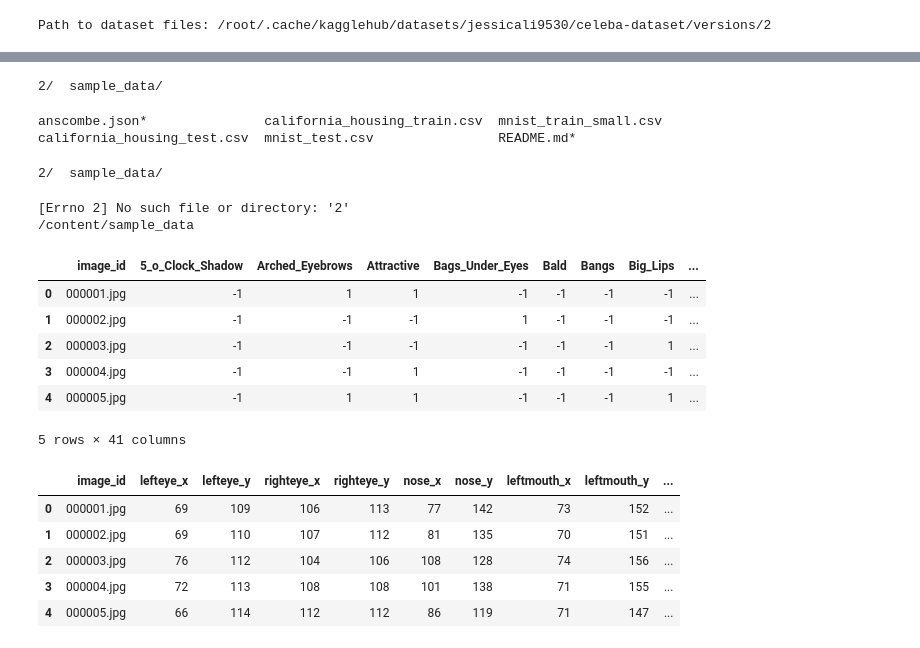
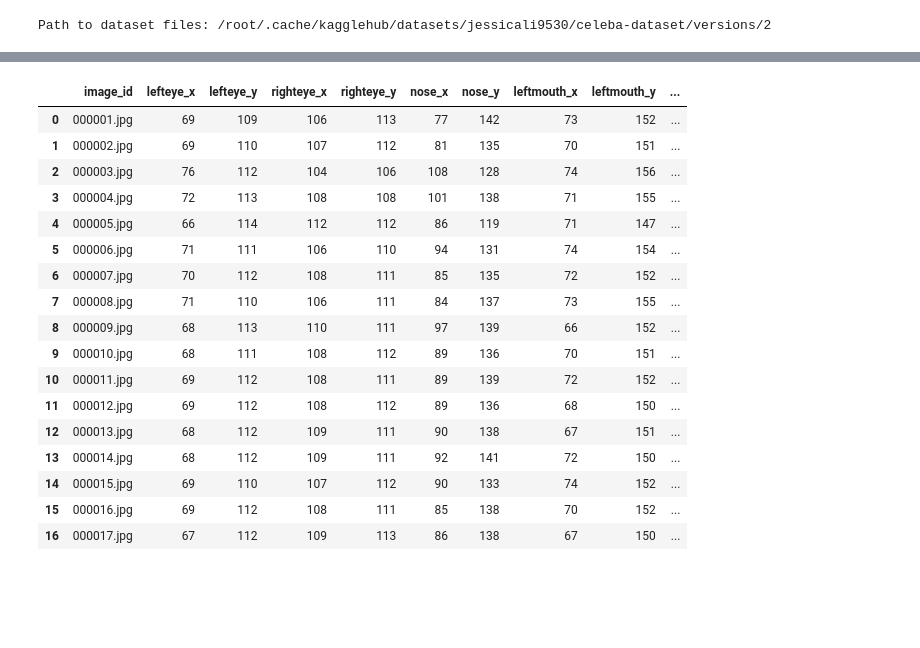
Before and after one commit to iamvssrao/FastAI, a Jupyter notebook: Golden_ratio_model.ipynb, the cells around one changed output, grey strips where cells are left out. Saved outputs shown, nothing was run; the diff lists cells and outputs as text; code cells hidden in the pictures; blank space fills up the shorter version.

```diff
--- a/Golden_ratio_model.ipynb
+++ b/Golden_ratio_model.ipynb
@@ -56,18 +56,0 @@ pwd
-# %%
-ls ..
-# %% [output]
-2/  sample_data/
-# %%
-ls
-# %% [output]
-anscombe.json*               california_housing_train.csv  mnist_train_small.csv
-california_housing_test.csv  mnist_test.csv                README.md*
-# %%
-ls ..
-# %% [output]
-2/  sample_data/
-# %%
-cd 2
-# %% [output]
-[Errno 2] No such file or directory: '2'
-/content/sample_data
@@ -74,22 +59,23 @@ cd 2
 # %%
 import pandas as pd
-df = pd.read_csv('/content/jessicali9530/celeba-dataset/versions/2/list_attr_celeba.csv')
-df.head()
+ldf = pd.read_csv('/content/list_landmarks_align_celeba.csv')
+ldf.iloc[0:17]
 # %% [output]
-|  | image_id | 5_o_Clock_Shadow | Arched_Eyebrows | Attractive | Bags_Under_Eyes | Bald | Bangs | Big_Lips | ... |
-| 0 | 000001.jpg | -1 | 1 | 1 | -1 | -1 | -1 | -1 | ... |
-| 1 | 000002.jpg | -1 | -1 | -1 | 1 | -1 | -1 | -1 | ... |
-| 2 | 000003.jpg | -1 | -1 | -1 | -1 | -1 | -1 | 1 | ... |
-| 3 | 000004.jpg | -1 | -1 | 1 | -1 | -1 | -1 | -1 | ... |
-| 4 | 000005.jpg | -1 | 1 | 1 | -1 | -1 | -1 | 1 | ... |
+|  | image_id | lefteye_x | lefteye_y | righteye_x | righteye_y | nose_x | nose_y | leftmouth_x | leftmouth_y | ... |
+| 0 | 000001.jpg | 69 | 109 | 106 | 113 | 77 | 142 | 73 | 152 | ... |
+| 1 | 000002.jpg | 69 | 110 | 107 | 112 | 81 | 135 | 70 | 151 | ... |
+| 2 | 000003.jpg | 76 | 112 | 104 | 106 | 108 | 128 | 74 | 156 | ... |
+| 3 | 000004.jpg | 72 | 113 | 108 | 108 | 101 | 138 | 71 | 155 | ... |
+| 4 | 000005.jpg | 66 | 114 | 112 | 112 | 86 | 119 | 71 | 147 | ... |
+| 5 | 000006.jpg | 71 | 111 | 106 | 110 | 94 | 131 | 74 | 154 | ... |
+| 6 | 000007.jpg | 70 | 112 | 108 | 111 | 85 | 135 | 72 | 152 | ... |
+| 7 | 000008.jpg | 71 | 110 | 106 | 111 | 84 | 137 | 73 | 155 | ... |
+| 8 | 000009.jpg | 68 | 113 | 110 | 111 | 97 | 139 | 66 | 152 | ... |
+| 9 | 000010.jpg | 68 | 111 | 108 | 112 | 89 | 136 | 70 | 151 | ... |
+| 10 | 000011.jpg | 69 | 112 | 108 | 111 | 89 | 139 | 72 | 152 | ... |
+| 11 | 000012.jpg | 69 | 112 | 108 | 112 | 89 | 136 | 68 | 150 | ... |
+| 12 | 000013.jpg | 68 | 112 | 109 | 111 | 90 | 138 | 67 | 151 | ... |
+| 13 | 000014.jpg | 68 | 112 | 109 | 111 | 92 | 141 | 72 | 150 | ... |
+| 14 | 000015.jpg | 69 | 110 | 107 | 112 | 90 | 133 | 74 | 152 | ... |
+| 15 | 000016.jpg | 69 | 112 | 108 | 111 | 85 | 138 | 70 | 152 | ... |
+| 16 | 000017.jpg | 67 | 112 | 109 | 113 | 86 | 138 | 67 | 150 | ... |
-5 rows × 41 columns
-# %%
-ldf = pd.read_csv('/content/jessicali9530/celeba-dataset/versions/2/list_landmarks_align_celeba.csv')
-ldf.head()
-# %% [output]
-|  | image_id | lefteye_x | lefteye_y | righteye_x | righteye_y | nose_x | nose_y | leftmouth_x | leftmouth_y | ... |
-| 0 | 000001.jpg | 69 | 109 | 106 | 113 | 77 | 142 | 73 | 152 | ... |
-| 1 | 000002.jpg | 69 | 110 | 107 | 112 | 81 | 135 | 70 | 151 | ... |
-| 2 | 000003.jpg | 76 | 112 | 104 | 106 | 108 | 128 | 74 | 156 | ... |
-| 3 | 000004.jpg | 72 | 113 | 108 | 108 | 101 | 138 | 71 | 155 | ... |
-| 4 | 000005.jpg | 66 | 114 | 112 | 112 | 86 | 119 | 71 | 147 | ... |
```
Also changed, not shown: parts of 28 cells of this notebook.
